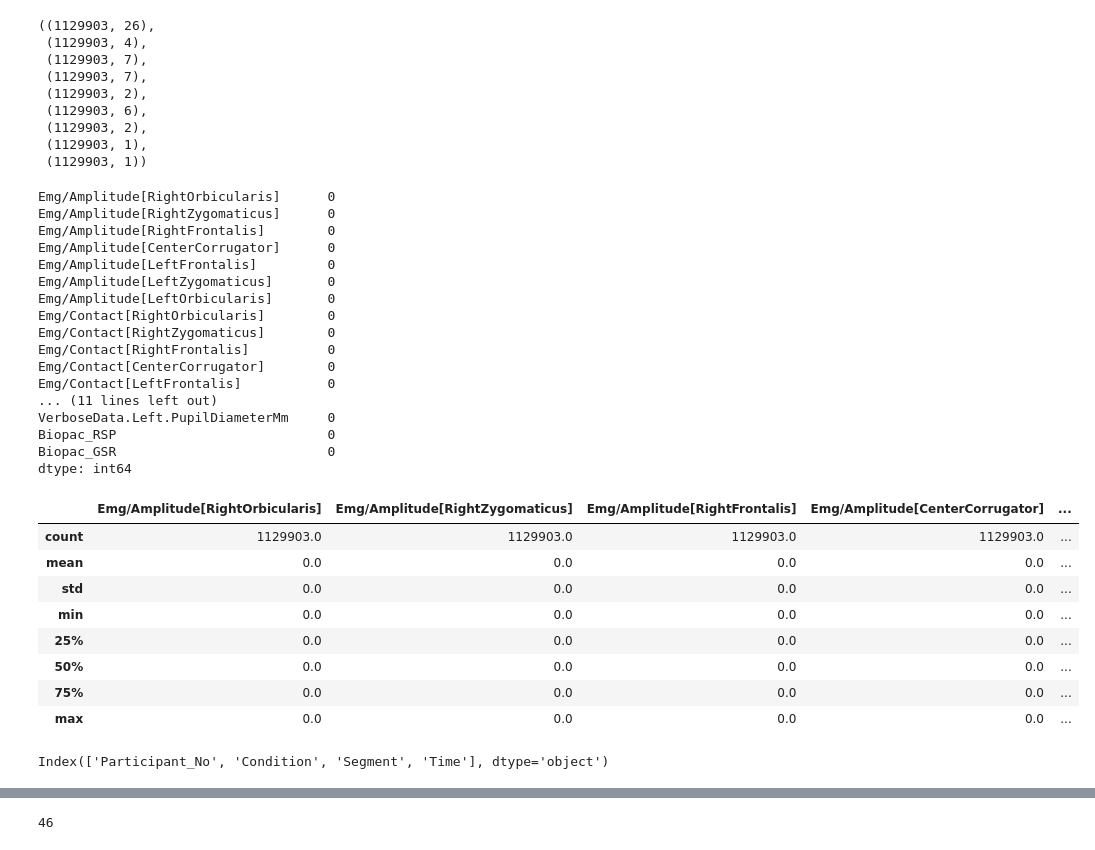
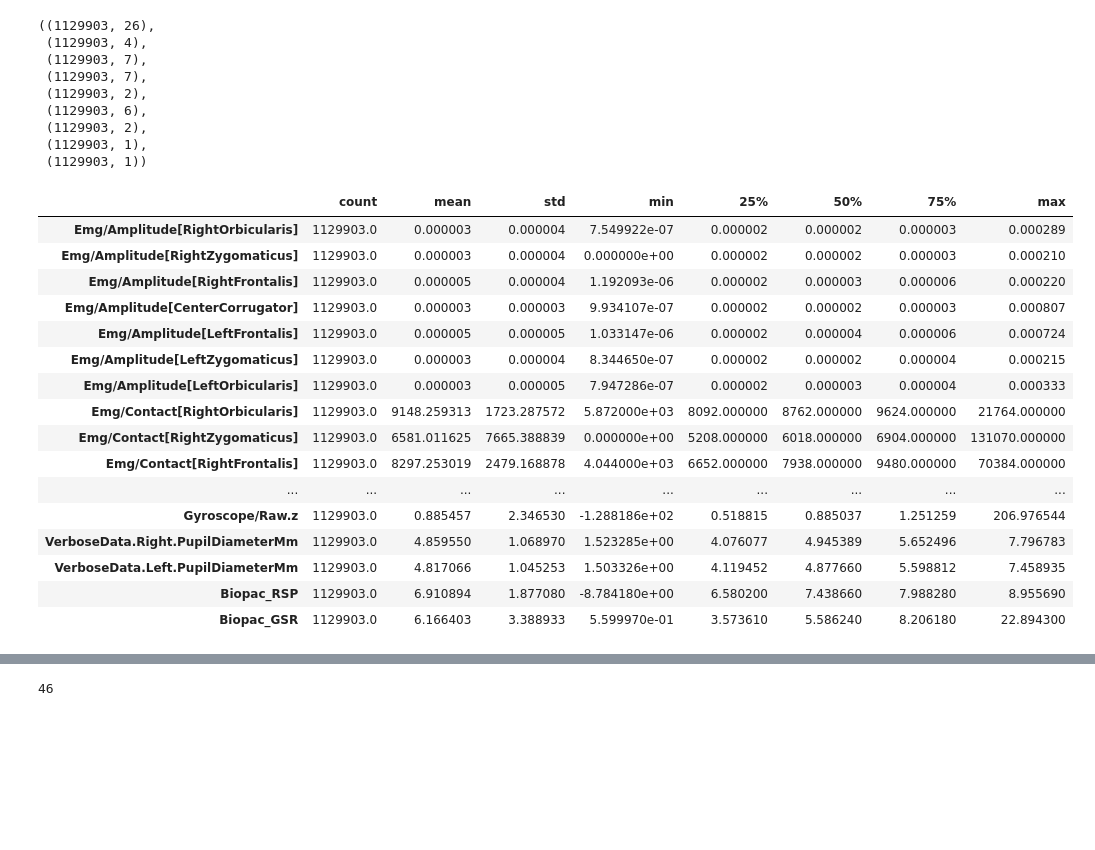
Before and after one commit to michalgnacek/co2-study, a Jupyter notebook: notebooks/6_end_to_end_preprocess_data.ipynb, the cells around one changed output, grey strips where cells are left out. Cells and saved outputs as stored; diff of their text form; code cells hidden in the pictures; blank space fills up the shorter version.

```diff
--- a/notebooks/6_end_to_end_preprocess_data.ipynb
+++ b/notebooks/6_end_to_end_preprocess_data.ipynb
@@ -122,36 +122,23 @@ df_all_sensor.shape, df_info.shape, df_emg_amp.shape, df_emg_contact.shape, df_h
  (1129903, 1),
  (1129903, 1))
 # %%
-print(df_all_sensor.isnull().sum())
-df_all_sensor.describe().round(2)
+#print(df_all_sensor.isnull().sum())
+df_all_sensor.describe().T
 # %% [output]
-Emg/Amplitude[RightOrbicularis]      0
-Emg/Amplitude[RightZygomaticus]      0
-Emg/Amplitude[RightFrontalis]        0
-Emg/Amplitude[CenterCorrugator]      0
-Emg/Amplitude[LeftFrontalis]         0
-Emg/Amplitude[LeftZygomaticus]       0
-Emg/Amplitude[LeftOrbicularis]       0
-Emg/Contact[RightOrbicularis]        0
-Emg/Contact[RightZygomaticus]        0
-Emg/Contact[RightFrontalis]          0
-Emg/Contact[CenterCorrugator]        0
-Emg/Contact[LeftFrontalis]           0
-... (11 lines left out)
-VerboseData.Left.PupilDiameterMm     0
-Biopac_RSP                           0
-Biopac_GSR                           0
-dtype: int64
-|  | Emg/Amplitude[RightOrbicularis] | Emg/Amplitude[RightZygomaticus] | Emg/Amplitude[RightFrontalis] | Emg/Amplitude[CenterCorrugator] | ... |
-| count | 1129903.0 | 1129903.0 | 1129903.0 | 1129903.0 | ... |
-| mean | 0.0 | 0.0 | 0.0 | 0.0 | ... |
-| std | 0.0 | 0.0 | 0.0 | 0.0 | ... |
-| min | 0.0 | 0.0 | 0.0 | 0.0 | ... |
-| 25% | 0.0 | 0.0 | 0.0 | 0.0 | ... |
-| 50% | 0.0 | 0.0 | 0.0 | 0.0 | ... |
-| 75% | 0.0 | 0.0 | 0.0 | 0.0 | ... |
-| max | 0.0 | 0.0 | 0.0 | 0.0 | ... |
+|  | count | mean | std | min | 25% | 50% | 75% | max |
+| Emg/Amplitude[RightOrbicularis] | 1129903.0 | 0.000003 | 0.000004 | 7.549922e-07 | 0.000002 | 0.000002 | 0.000003 | 0.000289 |
+| Emg/Amplitude[RightZygomaticus] | 1129903.0 | 0.000003 | 0.000004 | 0.000000e+00 | 0.000002 | 0.000002 | 0.000003 | 0.000210 |
+| Emg/Amplitude[RightFrontalis] | 1129903.0 | 0.000005 | 0.000004 | 1.192093e-06 | 0.000002 | 0.000003 | 0.000006 | 0.000220 |
+| Emg/Amplitude[CenterCorrugator] | 1129903.0 | 0.000003 | 0.000003 | 9.934107e-07 | 0.000002 | 0.000002 | 0.000003 | 0.000807 |
+| Emg/Amplitude[LeftFrontalis] | 1129903.0 | 0.000005 | 0.000005 | 1.033147e-06 | 0.000002 | 0.000004 | 0.000006 | 0.000724 |
+| Emg/Amplitude[LeftZygomaticus] | 1129903.0 | 0.000003 | 0.000004 | 8.344650e-07 | 0.000002 | 0.000002 | 0.000004 | 0.000215 |
+| Emg/Amplitude[LeftOrbicularis] | 1129903.0 | 0.000003 | 0.000005 | 7.947286e-07 | 0.000002 | 0.000003 | 0.000004 | 0.000333 |
+| Emg/Contact[RightOrbicularis] | 1129903.0 | 9148.259313 | 1723.287572 | 5.872000e+03 | 8092.000000 | 8762.000000 | 9624.000000 | 21764.000000 |
+| Emg/Contact[RightZygomaticus] | 1129903.0 | 6581.011625 | 7665.388839 | 0.000000e+00 | 5208.000000 | 6018.000000 | 6904.000000 | 131070.000000 |
+| Emg/Contact[RightFrontalis] | 1129903.0 | 8297.253019 | 2479.168878 | 4.044000e+03 | 6652.000000 | 7938.000000 | 9480.000000 | 70384.000000 |
+| ... | ... | ... | ... | ... | ... | ... | ... | ... |
+| Gyroscope/Raw.z | 1129903.0 | 0.885457 | 2.346530 | -1.288186e+02 | 0.518815 | 0.885037 | 1.251259 | 206.976544 |
+| VerboseData.Right.PupilDiameterMm | 1129903.0 | 4.859550 | 1.068970 | 1.523285e+00 | 4.076077 | 4.945389 | 5.652496 | 7.796783 |
+| VerboseData.Left.PupilDiameterMm | 1129903.0 | 4.817066 | 1.045253 | 1.503326e+00 | 4.119452 | 4.877660 | 5.598812 | 7.458935 |
+| Biopac_RSP | 1129903.0 | 6.910894 | 1.877080 | -8.784180e+00 | 6.580200 | 7.438660 | 7.988280 | 8.955690 |
+| Biopac_GSR | 1129903.0 | 6.166403 | 3.388933 | 5.599970e-01 | 3.573610 | 5.586240 | 8.206180 | 22.894300 |
-# %%
-df_info.columns
-# %% [output]
-Index(['Participant_No', 'Condition', 'Segment', 'Time'], dtype='object')
```
Also changed, not shown: parts of 6 cells of this notebook.
